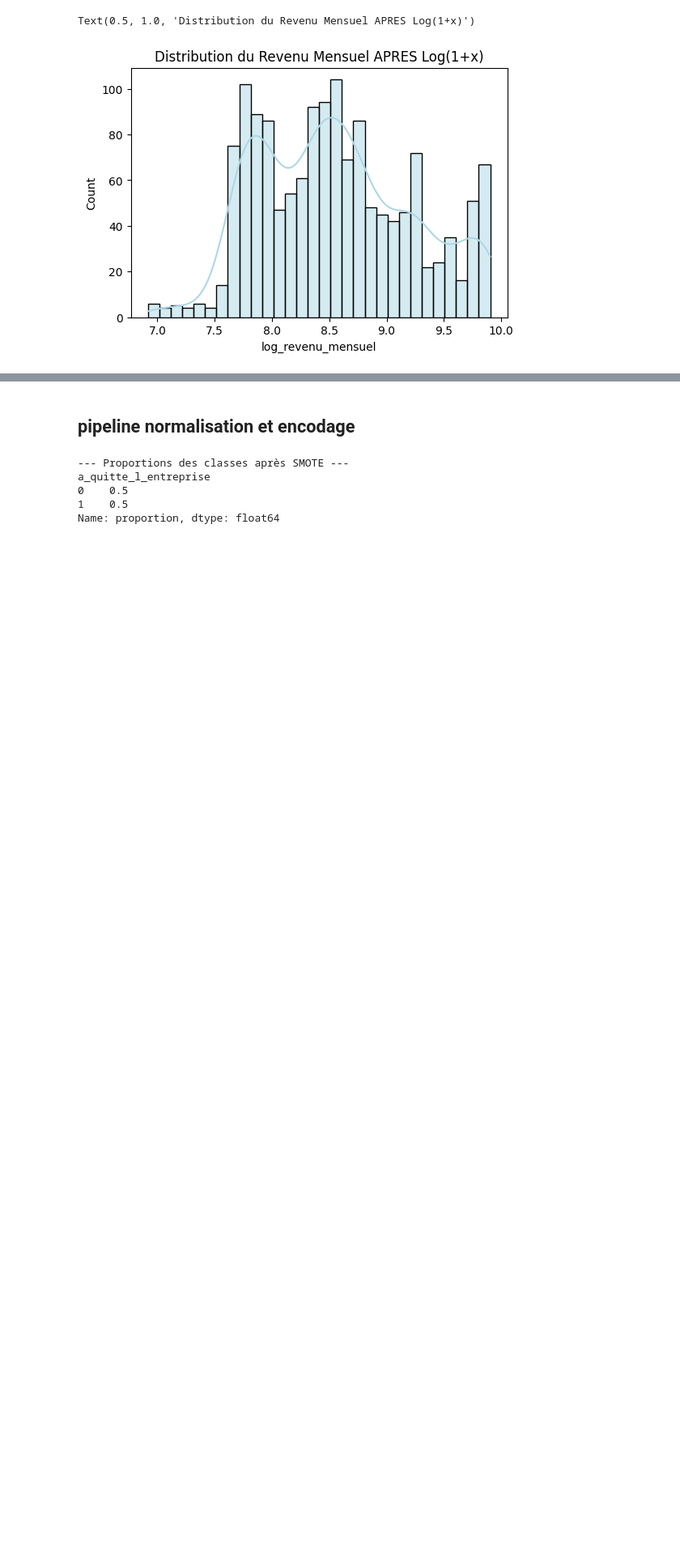
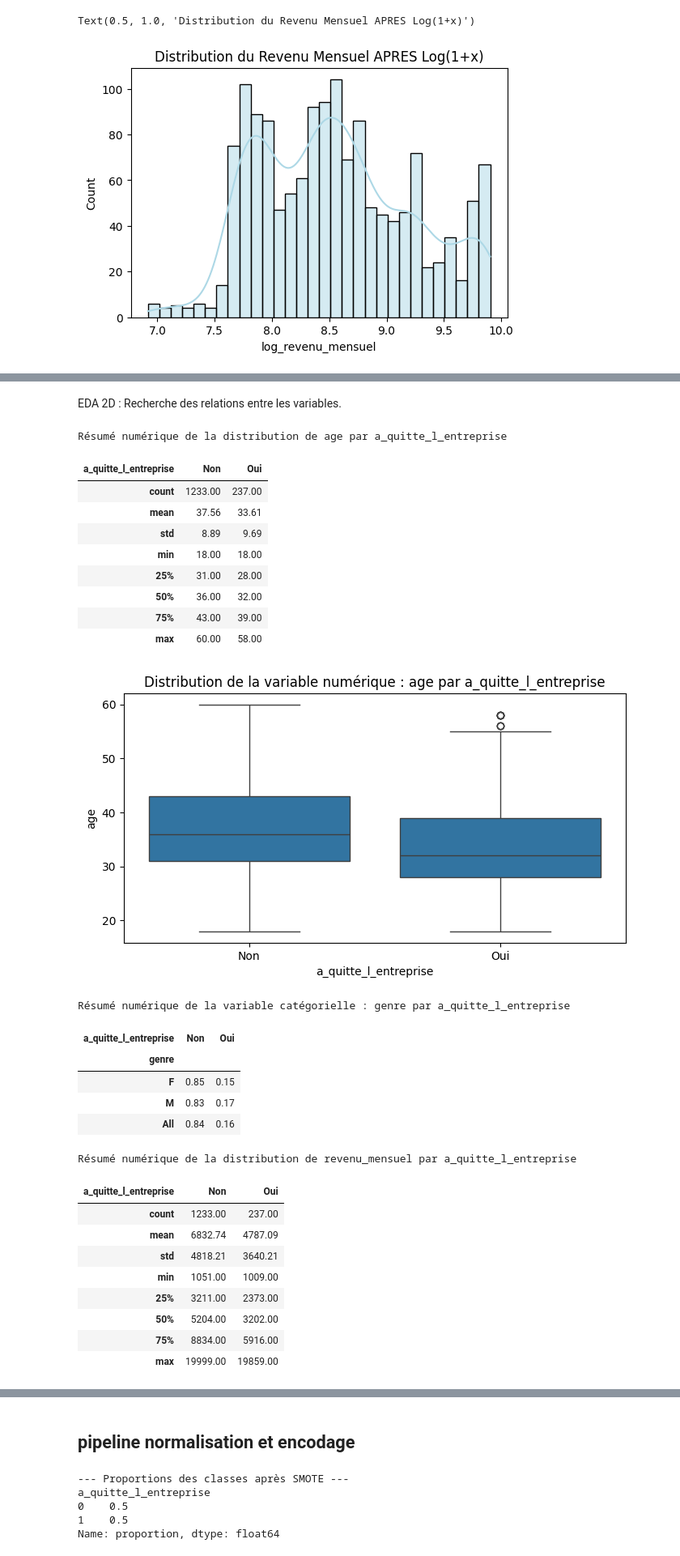
Before and after one commit to AIEngOc2025/Projet4, a Jupyter notebook: Developpement/classification_informations.ipynb, the cells around one changed output, grey strips where cells are left out. Shown at 81% size. Drawn from its saved outputs; the diff is of its cells as text; code cells hidden in the pictures; blank space fills up the shorter version.

```diff
--- a/Developpement/classification_informations.ipynb
+++ b/Developpement/classification_informations.ipynb
@@ -526,0 +533,51 @@ pd.crosstab(df_master['genre'], df_master['a_quitte_l_entreprise'], margins=True
+# %% [markdown]
+EDA 2D  : Recherche des relations entre les variables.
+# %%
+# construction des résumés numériques et des graphiques 2D
+for col in df_master.columns:
+    if df_master[col].dtype == 'category':
+        # résumé numérique
+        print(f"Résumé numérique de la variable catégorielle : {col} par a_quitte_l_entreprise")
+        display(pd.crosstab(df_master[col], df_master['a_quitte_l_entreprise'], margins=True, normalize='index').round(2))
+        print("\n")
+        # graphique
+    elif df_master[col].dtype in ['int64', 'float64']:
+        # résumé numérique
+        print(f"Résumé numérique de la distribution de {col} par a_quitte_l_entreprise")
+        display(df_master.groupby('a_quitte_l_entreprise',observed=True)[col].describe().round(2).T)
+        print('\n')
+        # graphique
+        plt.figure(figsize=(8, 4))
+        sns.boxplot(y=df_master[col], x = df_master['a_quitte_l_entreprise'])
+        plt.title(f'Distribution de la variable numérique : {col} par a_quitte_l_entreprise')
+        plt.xlabel('a_quitte_l_entreprise')
+        plt.ylabel(col)
+        plt.show()
+# %% [output]
+Résumé numérique de la distribution de age par a_quitte_l_entreprise
+| a_quitte_l_entreprise | Non | Oui |
+| count | 1233.00 | 237.00 |
+| mean | 37.56 | 33.61 |
+| std | 8.89 | 9.69 |
+| min | 18.00 | 18.00 |
+| 25% | 31.00 | 28.00 |
+| 50% | 36.00 | 32.00 |
+| 75% | 43.00 | 39.00 |
+| max | 60.00 | 58.00 |
+[figure, added]
+Résumé numérique de la variable catégorielle : genre par a_quitte_l_entreprise
+| a_quitte_l_entreprise | Non | Oui |
+| genre |  |  |
+| F | 0.85 | 0.15 |
+| M | 0.83 | 0.17 |
+| All | 0.84 | 0.16 |
+Résumé numérique de la distribution de revenu_mensuel par a_quitte_l_entreprise
+| a_quitte_l_entreprise | Non | Oui |
+| count | 1233.00 | 237.00 |
+| mean | 6832.74 | 4787.09 |
+| std | 4818.21 | 3640.21 |
+| min | 1051.00 | 1009.00 |
+| 25% | 3211.00 | 2373.00 |
+| 50% | 5204.00 | 3202.00 |
+| 75% | 8834.00 | 5916.00 |
+| max | 19999.00 | 19859.00 |
```
Also changed, not shown: parts of 13 cells of this notebook.
